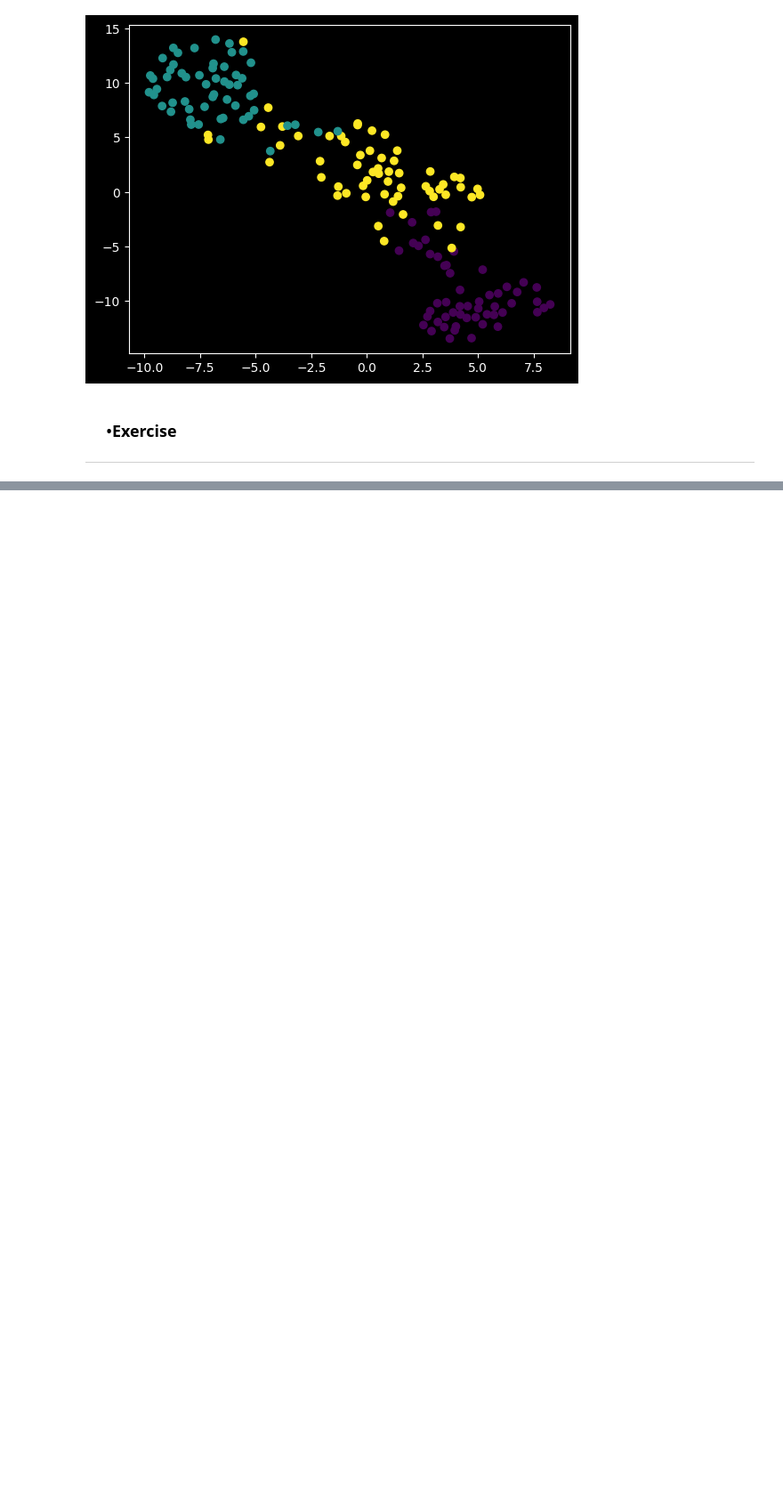
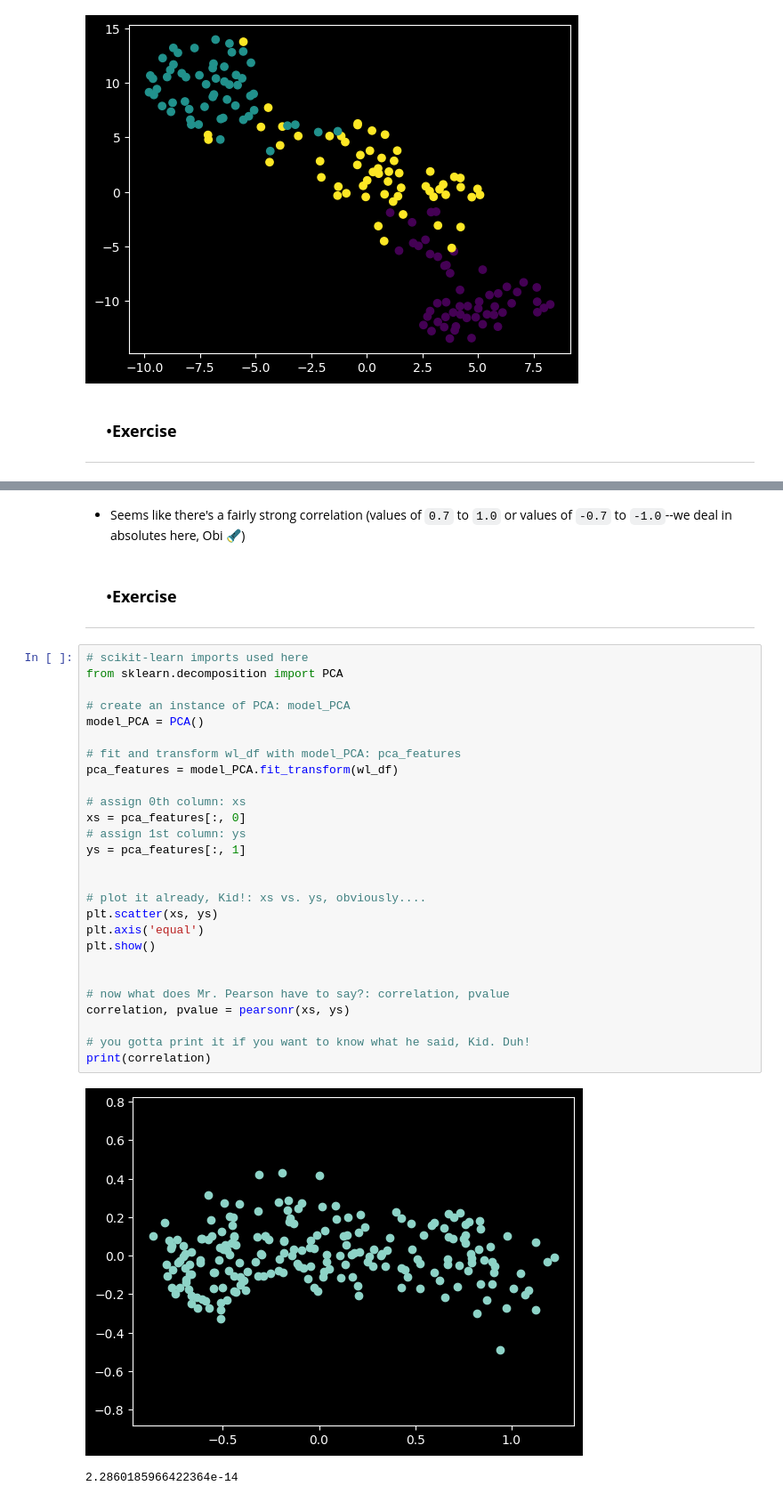
Before and after one commit to wanderduck/Python_DataScience_Examples, a Jupyter notebook: notebooks/scikit-learn_unsupervisedLearning.ipynb, the cells around one changed output, grey strips where cells are left out. Shown at 89% size. Cells and saved outputs as stored; diff of their text form; blank space fills up the shorter version.

```diff
--- a/notebooks/scikit-learn_unsupervisedLearning.ipynb
+++ b/notebooks/scikit-learn_unsupervisedLearning.ipynb
@@ -893,0 +941,36 @@ from scipy.cluster.hierarchy import linkage, dendrogram, fcluster
+# %% [markdown]
+- Seems like there's a fairly strong correlation (values of `0.7` to `1.0` or values of `-0.7` to `-1.0`--we deal in absolutes here, Obi &#128294;)
+# %% [markdown]
+### &nbsp;&nbsp;&nbsp;&nbsp; •**Exercise**
+
+---
+# %%
+# scikit-learn imports used here
+from sklearn.decomposition import PCA
+
+# create an instance of PCA: model_PCA
+model_PCA = PCA()
+
+# fit and transform wl_df with model_PCA: pca_features
+pca_features = model_PCA.fit_transform(wl_df)
+
+# assign 0th column: xs
+xs = pca_features[:, 0]
+# assign 1st column: ys
+ys = pca_features[:, 1]
+
+
+# plot it already, Kid!: xs vs. ys, obviously....
+plt.scatter(xs, ys)
+plt.axis('equal')
+plt.show()
+
+
+# now what does Mr. Pearson have to say?: correlation, pvalue
+correlation, pvalue = pearsonr(xs, ys)
+
+# you gotta print it if you want to know what he said, Kid. Duh!
+print(correlation)
+# %% [output]
+[figure, added]
+2.2860185966422364e-14
```
Also changed, not shown: parts of 12 cells of this notebook, 3 other files.
